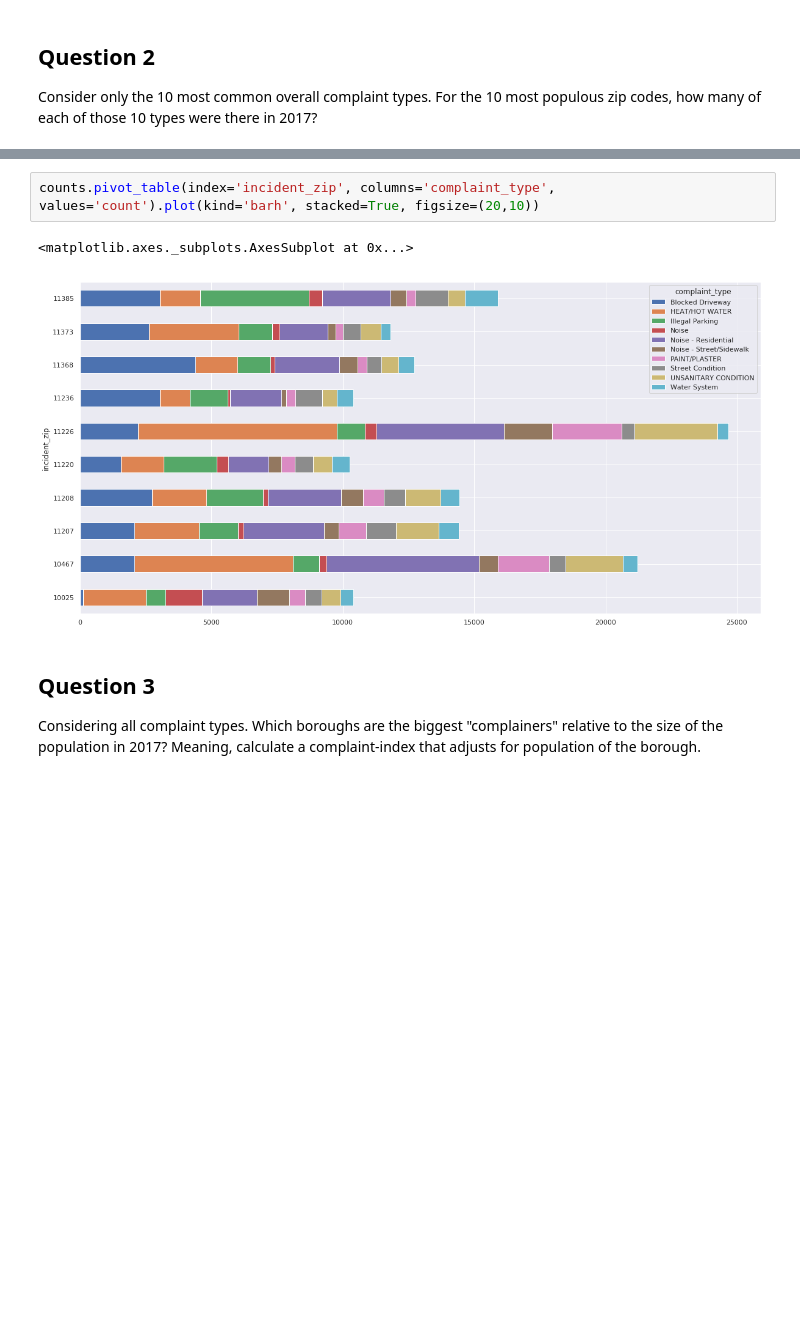
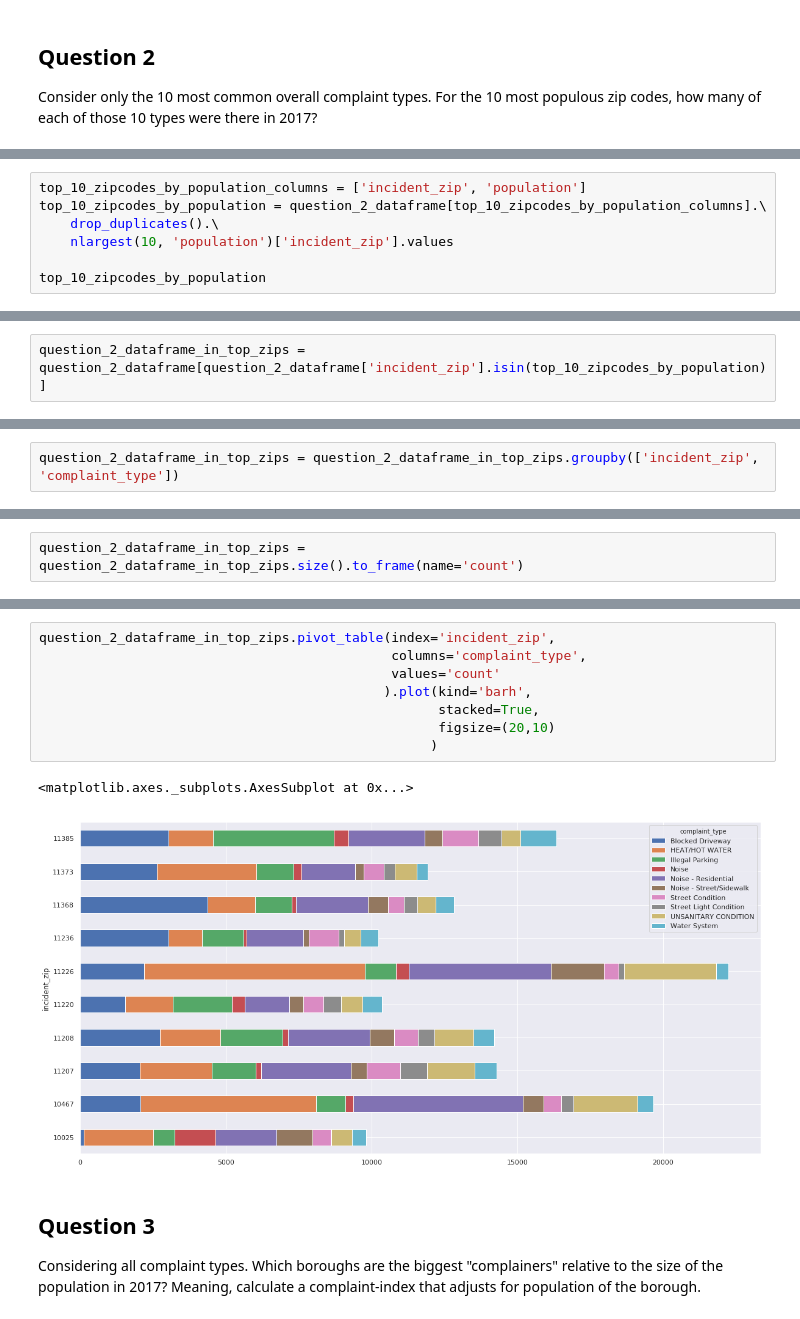
Before and after one commit to gato-rapido/complaint-cleanup, a Jupyter notebook: work/311.ipynb, the cells around one changed output, grey strips where cells are left out. Cells and saved outputs as stored; diff of their text form; blank space fills up the shorter version.

Commit message:
Completed full dataset subsetting with dask, clean up var names

```diff
--- a/work/311.ipynb
+++ b/work/311.ipynb
@@ -282,0 +312,7 @@ counts.reset_index().sort_values(['incident_zip','count'], ascending=False).set_
+# %%
+top_10_zipcodes_by_population_columns = ['incident_zip', 'population']
+top_10_zipcodes_by_population = question_2_dataframe[top_10_zipcodes_by_population_columns].\
+    drop_duplicates().\
+    nlargest(10, 'population')['incident_zip'].values
+
+top_10_zipcodes_by_population
@@ -282,0 +324,2 @@ counts.reset_index().sort_values(['incident_zip','count'], ascending=False).set_
+# %%
+question_2_dataframe_in_top_zips = question_2_dataframe[question_2_dataframe['incident_zip'].isin(top_10_zipcodes_by_population)]
@@ -282,0 +328,2 @@ counts.reset_index().sort_values(['incident_zip','count'], ascending=False).set_
+# %%
+question_2_dataframe_in_top_zips = question_2_dataframe_in_top_zips.groupby(['incident_zip', 'complaint_type'])
@@ -282,0 +332,2 @@ counts.reset_index().sort_values(['incident_zip','count'], ascending=False).set_
+# %%
+question_2_dataframe_in_top_zips = question_2_dataframe_in_top_zips.size().to_frame(name='count')
@@ -283,8 +361,14 @@ counts.reset_index().sort_values(['incident_zip','count'], ascending=False).set_
 # %%
-counts.pivot_table(index='incident_zip', columns='complaint_type', values='count').plot(kind='barh', stacked=True, figsize=(20,10))
+question_2_dataframe_in_top_zips.pivot_table(index='incident_zip',
+                                             columns='complaint_type',
+                                             values='count'
+                                            ).plot(kind='barh',
+                                                   stacked=True,
+                                                   figsize=(20,10)
+                                                  )
 # %% [output]
 <matplotlib.axes._subplots.AxesSubplot at 0x...>
-[figure, old version]
+[figure, new version]
 # %% [markdown]
 ## Question 3
 
```
Also changed, not shown: parts of 66 cells of this notebook.
